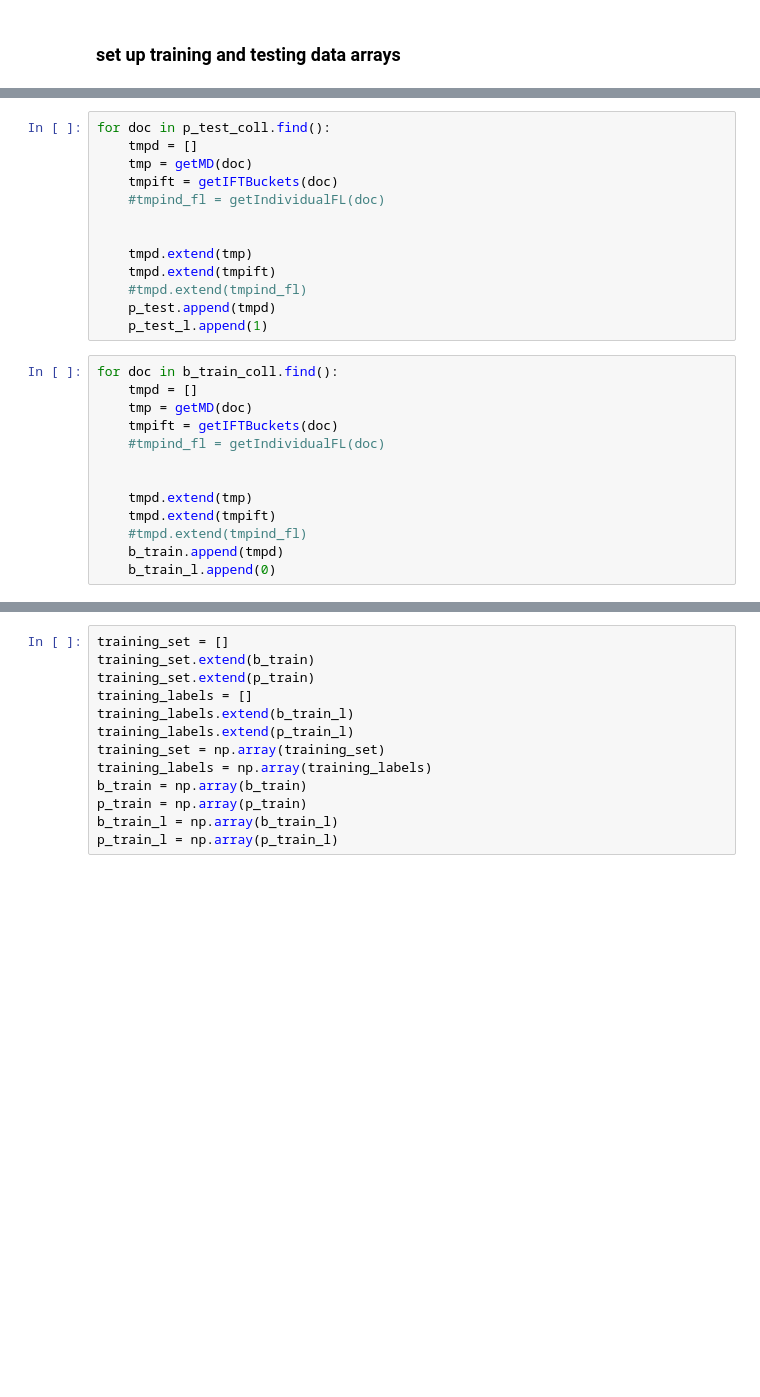
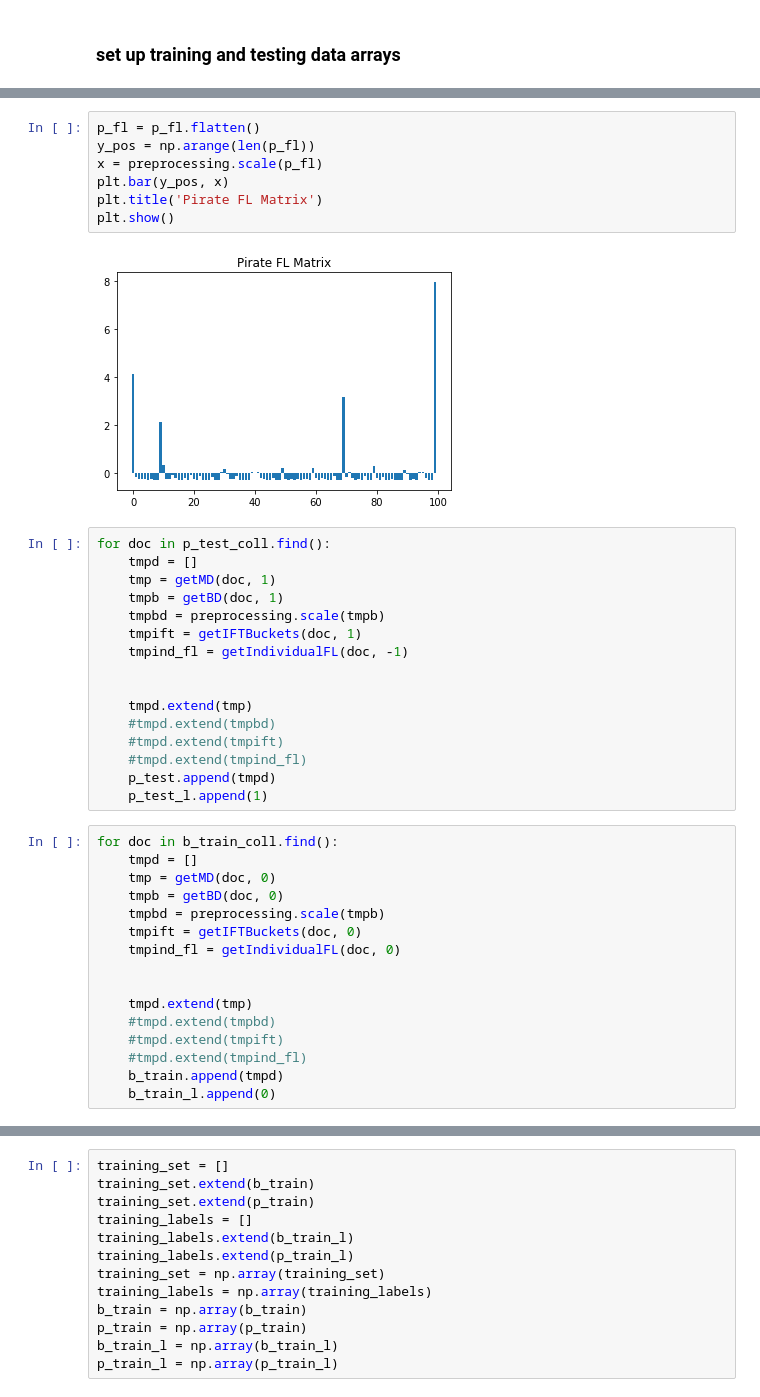
Before and after one commit to Alienekoo/PirateFinder, a Jupyter notebook: classifier_jupyter.ipynb, the cells around one changed output, grey strips where cells are left out. Saved outputs shown, nothing was run; the diff lists cells and outputs as text; blank space fills up the shorter version.

```diff
--- a/classifier_jupyter.ipynb
+++ b/classifier_jupyter.ipynb
@@ -137,26 +213,41 @@ for doc in p_train_coll.find():
+# %%
+p_fl = p_fl.flatten()
+y_pos = np.arange(len(p_fl))
+x = preprocessing.scale(p_fl)
+plt.bar(y_pos, x)
+plt.title('Pirate FL Matrix')
+plt.show()
+# %% [output]
+[figure, added]
 # %%
 for doc in p_test_coll.find():
     tmpd = []
-    tmp = getMD(doc)
-    tmpift = getIFTBuckets(doc)
-    #tmpind_fl = getIndividualFL(doc)
+    tmp = getMD(doc, 1)
+    tmpb = getBD(doc, 1)
+    tmpbd = preprocessing.scale(tmpb)
+    tmpift = getIFTBuckets(doc, 1)
+    tmpind_fl = getIndividualFL(doc, -1)
 
 
     tmpd.extend(tmp)
-    tmpd.extend(tmpift)
+    #tmpd.extend(tmpbd)
+    #tmpd.extend(tmpift)
     #tmpd.extend(tmpind_fl)
     p_test.append(tmpd)
     p_test_l.append(1)
 # %%
 for doc in b_train_coll.find():
     tmpd = []
-    tmp = getMD(doc)
-    tmpift = getIFTBuckets(doc)
-    #tmpind_fl = getIndividualFL(doc)
+    tmp = getMD(doc, 0)
+    tmpb = getBD(doc, 0)
+    tmpbd = preprocessing.scale(tmpb)
+    tmpift = getIFTBuckets(doc, 0)
+    tmpind_fl = getIndividualFL(doc, 0)
 
 
     tmpd.extend(tmp)
-    tmpd.extend(tmpift)
+    #tmpd.extend(tmpbd)
+    #tmpd.extend(tmpift)
     #tmpd.extend(tmpind_fl)
     b_train.append(tmpd)
     b_train_l.append(0)
```
Also changed, not shown: parts of 26 cells of this notebook, 2 other files.
